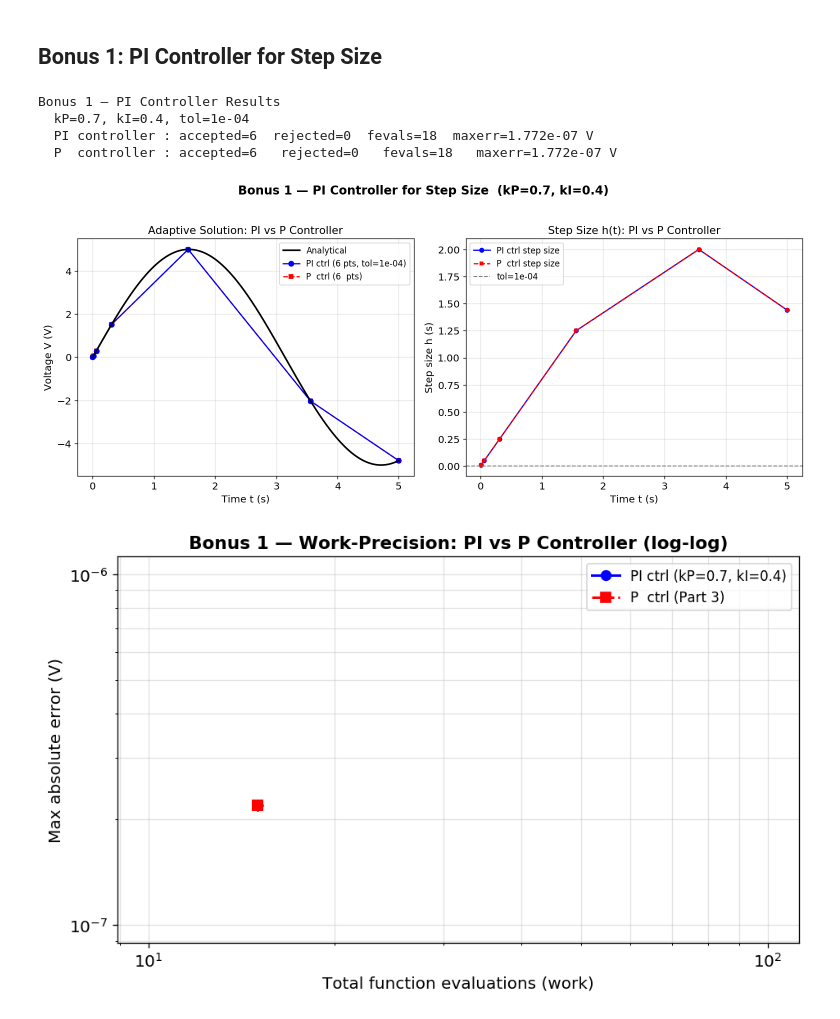
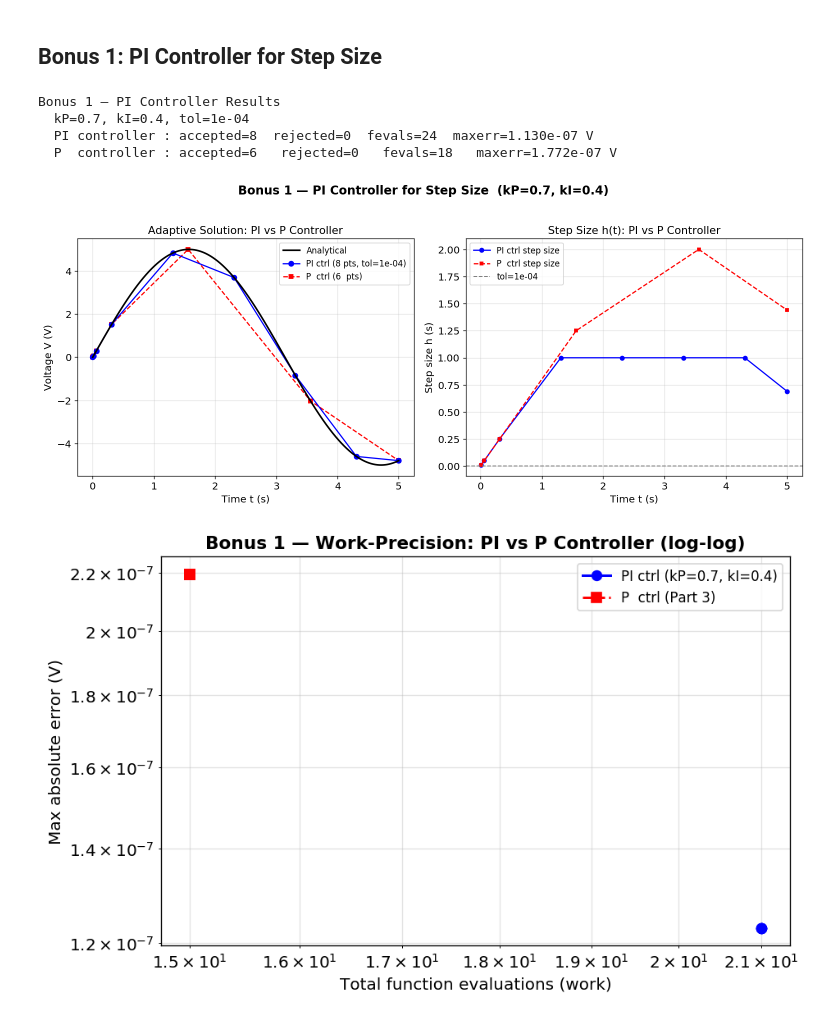
Before and after one commit to akshaymall/COE311K, a Jupyter notebook: Final Project/Mallireddy_Ramaakshay_COE311K_FinalProject.ipynb, the cells around one changed output. Drawn from its saved outputs; the diff is of its cells as text; code cells hidden in the pictures.

```diff
--- a/Final Project/Mallireddy_Ramaakshay_COE311K_FinalProject.ipynb
+++ b/Final Project/Mallireddy_Ramaakshay_COE311K_FinalProject.ipynb
@@ -1370,16 +1544,21 @@ h_large  = 2.0       # very large step — challenging for basic NR
 t_next_demo = 0.0 + h_large   # from t=0 to t=h_large
 V_curr_demo = 0.0              # initial voltage
 
-V_und, iters_und, conv_und = basic_newton_raphson(
-    V_curr_demo, t_next_demo, h_large, tol=1e-8, max_iter=50
-)
-residual_und = abs(residual_g(V_und, V_curr_demo, t_next_demo, h_large))
-print(f"\nUndamped NR  (h = {h_large} s):")
-print(f"  Converged: {conv_und}")
-print(f"  Iterations: {iters_und}")
-print(f"  Final residual |g|: {residual_und:.3e}")
-print(f"  V_next = {V_und:.6f} V")
+# ── Undamped NR ───────────────────────────────────────────────────────────
+try:
+    V_und, iters_und, conv_und = basic_newton_raphson(
+        V_curr_demo, t_next_demo, h_large, tol=1e-8, max_iter=50
+    )
+    residual_und = abs(residual_g(V_und, V_curr_demo, t_next_demo, h_large))
+    print(f"\nUndamped NR  (h = {h_large} s):")
+    print(f"  Converged: {conv_und}")
+    print(f"  Iterations: {iters_und}")
+    print(f"  Final residual |g|: {residual_und:.3e}")
+    print(f"  V_next = {V_und:.6f} V")
+except Exception as e:
+    print(f"  Undamped NR raised exception: {e}")
 
+# ── Damped NR ─────────────────────────────────────────────────────────────
 V_dmp, iters_dmp, conv_dmp, bt_steps, alpha_f, damp_needed = \
     damped_newton_raphson(
         V_curr_demo, t_next_demo, h_large,
@@ -1400,6 +1579,14 @@ print(f"  V_next = {V_dmp:.6f} V")
 V_exact_demo = analytical_V(np.array([t_next_demo]))[0]
 print(f"\n  Analytical V(t={t_next_demo:.1f}) = {V_exact_demo:.6f} V")
 print(f"  Error (damped NR):   {abs(V_dmp - V_exact_demo):.3e} V")
+print("""
+For this RC filter, g'(V_{n+1}) = 1 + h·λ is a CONSTANT
+  (independent of V). Therefore the undamped Newton update
+  is exact in exactly ONE iteration for ANY step size h.
+  Damping never needs to activate on a linear ODE.
+  To demonstrate where damping is truly necessary, see the
+  nonlinear ODE test in Section 5 (Robustness Testing) below.
+""")
 # %% [output]
 Section 2: Newton-Raphson Damping Demonstration
 
@@ -2342,7 +2382,7 @@ def step_double(yn, tn, h):
 
 # PI Controller
 def adaptive_PI_euler(y0, t0, tf, h0, tol, kP=0.7, kI=0.4,
-                      safety=0.9, h_min=1e-6, h_max=2.0):
+                      safety=0.9, h_min=1e-6, h_max=1.0):
     """
     Adaptive implicit Euler with PI step-size control.
     h_{n+1} = h_n * (tol/err_n)^kP * (err_{n-1}/err_n)^kI
@@ -2440,33 +2480,33 @@ axes[1].plot(t_pi[1:], h_pi, 'b-o', lw=1.5, ms=5, label='PI ctrl step size')
 axes[1].plot(t_p[1:],  h_p,  'r--s', lw=1.5, ms=4, label='P  ctrl step size')
 axes[1].axhline(tol_main, color='gray', ls='--', lw=1.2, label=f'tol={tol_main:.0e}')
 axes[1].set_xlabel('Time t (s)'); axes[1].set_ylabel('Step size h (s)')
 axes[1].set_title('Step Size h(t): PI vs P Controller')
 axes[1].legend(); axes[1].grid(True, alpha=0.35)
 
 plt.tight_layout()
 
 #Figure 2: Tolerance sweep — fevals vs error
 tols = [1e-2, 5e-3, 1e-3, 5e-4, 1e-4, 5e-5, 1e-5]
 pi_fe, pi_err, p_fe, p_err = [], [], [], []
 for tol in tols:
     tt,yy,_,_,_,ff = adaptive_PI_euler(V0,t0,t_final,0.1,tol)
     pi_fe.append(ff); pi_err.append(np.max(np.abs(yy - analytical_V(tt))))
     tt,yy,_,_,_,ff = adaptive_P_euler(V0,t0,t_final,0.1,tol)
     p_fe.append(ff);  p_err.append(np.max(np.abs(yy - analytical_V(tt))))
 
 fig, ax = plt.subplots(figsize=(8, 5))
 ax.loglog(pi_fe, pi_err, 'bo-', lw=1.8, ms=7, label='PI ctrl (kP=0.7, kI=0.4)')
 ax.loglog(p_fe,  p_err,  'rs--', lw=1.8, ms=7, label='P  ctrl (Part 3)')
 ax.set_xlabel('Total function evaluations (work)')
 ax.set_ylabel('Max absolute error (V)')
 ax.set_title('Bonus 1 — Work-Precision: PI vs P Controller (log-log)', fontweight='bold')
 ax.legend(); ax.grid(True, which='both', alpha=0.35)
 plt.tight_layout()
 plt.show()
 # %% [output]
 Bonus 1 — PI Controller Results
   kP=0.7, kI=0.4, tol=1e-04
-  PI controller : accepted=6  rejected=0  fevals=18  maxerr=1.772e-07 V
+  PI controller : accepted=8  rejected=0  fevals=24  maxerr=1.130e-07 V
   P  controller : accepted=6   rejected=0   fevals=18   maxerr=1.772e-07 V
-[figure, old version]
+[figure, new version]
-[figure, old version]
+[figure, new version]
```
Also changed, not shown: parts of 45 cells of this notebook, 2 other files.
